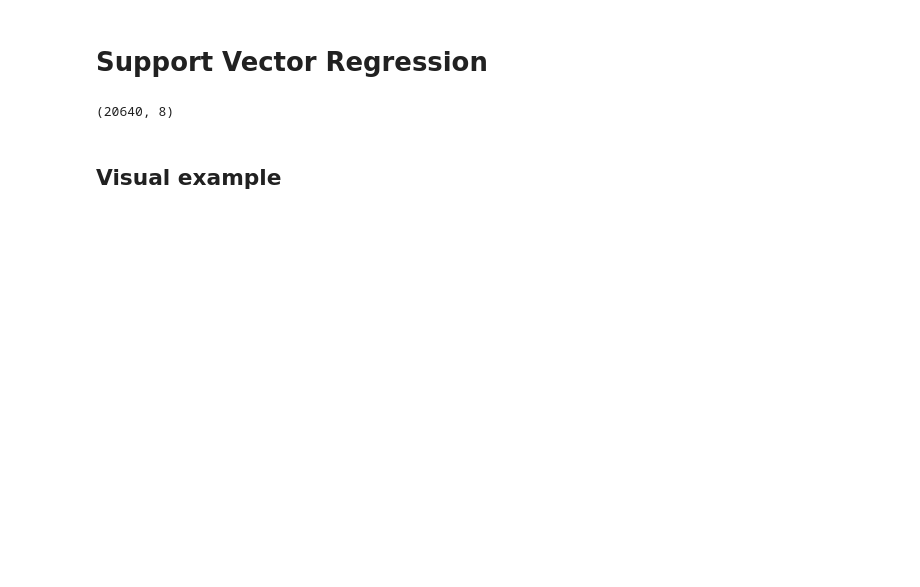
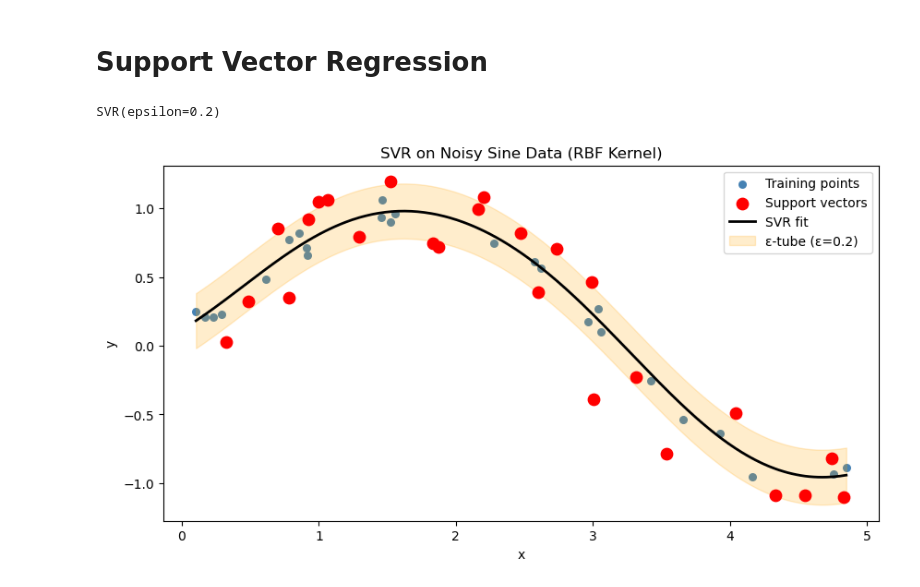
Before and after one commit to borjadh/LearningPythonMachineLearning, a Jupyter notebook: regression/support_vector_regression_implementation.ipynb, the cells around one changed output. Drawn from its saved outputs; the diff is of its cells as text; code cells hidden in the pictures; blank space fills up the shorter version.

Commit message:
Fix support vector regressin example

```diff
--- a/regression/support_vector_regression_implementation.ipynb
+++ b/regression/support_vector_regression_implementation.ipynb
@@ -8,11 +13,12 @@ california = datasets.fetch_california_housing()
 # %%
-california.data.shape
+# Scale (important for SVR!)
+sc_X = StandardScaler(); sc_y = StandardScaler()
+X_scaled = sc_X.fit_transform(X)
+y_scaled = sc_y.fit_transform(y.reshape(-1, 1)).ravel()
-# %% [output]
-(20640, 8)
 # %%
-num_test = int(california.data.shape[0]*0.9)
-X_train = california.data[:-num_test, :]
-y_train = california.target[:-num_test]
-X_test = california.data[-num_test:, :]
-y_test = california.target[-num_test:]
+# Train SVR with RBF kernel
+svr = SVR(kernel='rbf', C=1.0, epsilon=0.2, gamma='scale')
+svr.fit(X_scaled, y_scaled)
+# %% [output]
+SVR(epsilon=0.2)
 # %%
@@ -22,5 +34,15 @@ regressor.fit(X_train, y_train)
 # %%
-predictions = regressor.predict(X_test)
-print(predictions)
+# Plot
+plt.figure(figsize=(10, 5))
+plt.scatter(X, y, color='steelblue', s=30, label='Training points')
+plt.scatter(sv_X, sv_y, color='red', s=80, zorder=5, label='Support vectors')
+plt.plot(X_grid, y_pred, color='black', lw=2, label='SVR fit')
+plt.fill_between(X_grid.ravel(),
+                 (y_pred - 0.2).ravel(),
+                 (y_pred + 0.2).ravel(),
+                 alpha=0.2, color='orange', label='ε-tube (ε=0.2)')
+plt.legend(); plt.xlabel('x'); plt.ylabel('y')
+plt.title('SVR on Noisy Sine Data (RBF Kernel)')
+plt.show()
+# %% [output]
+[figure, added]
-# %% [markdown]
-## Visual example
```
Also changed, not shown: parts of 5 cells of this notebook.
